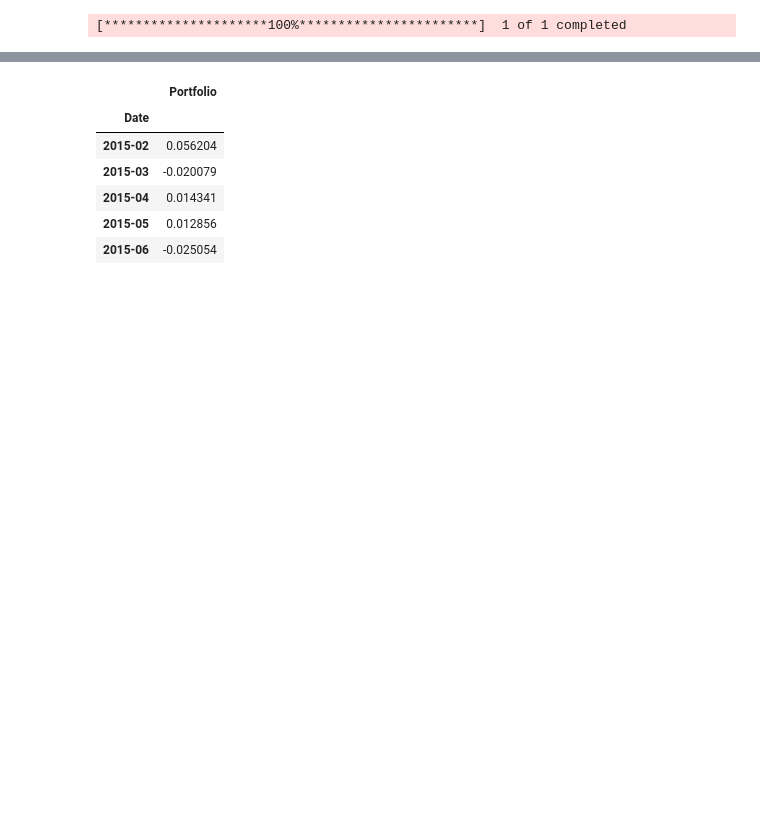
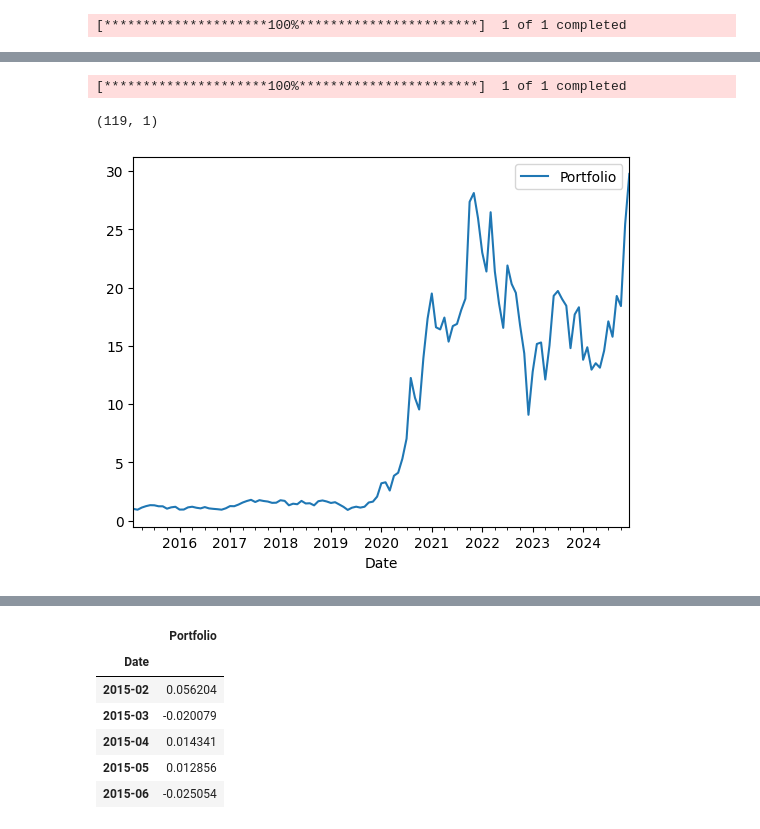
Before and after one commit to rupendrab/coursera_courses-aiml, a Jupyter notebook: Factor_Analysis.ipynb, the cells around one changed output, grey strips where cells are left out. Drawn from its saved outputs; the diff is of its cells as text; code cells hidden in the pictures; blank space fills up the shorter version.

```diff
--- a/Factor_Analysis.ipynb
+++ b/Factor_Analysis.ipynb
@@ -15,0 +23,9 @@ factors_data = fac_util.load_ff_factors("F-F_Research_Data_5_Factors_2x3.CSV")
+# %%
+tsla_data = fac_util.download_from_yf("TSLA", "2015-01-01", "2025-01-01")
+tsla_data.head()
+(1+tsla_data).cumprod().plot.line()
+print(tsla_data.shape)
+# %% [output]
+[*********************100%***********************]  1 of 1 completed
+(119, 1)
+[figure, added]
```
Also changed, not shown: parts of 15 cells of this notebook, 5 other files.
